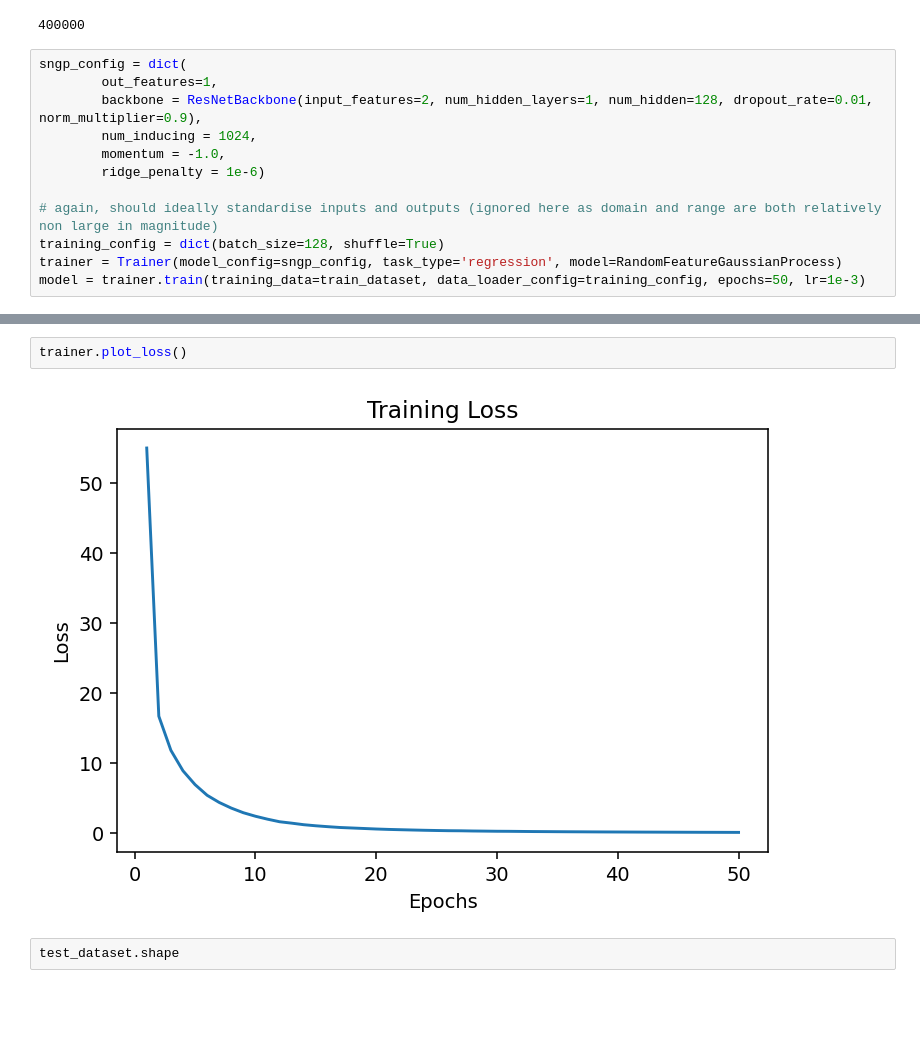
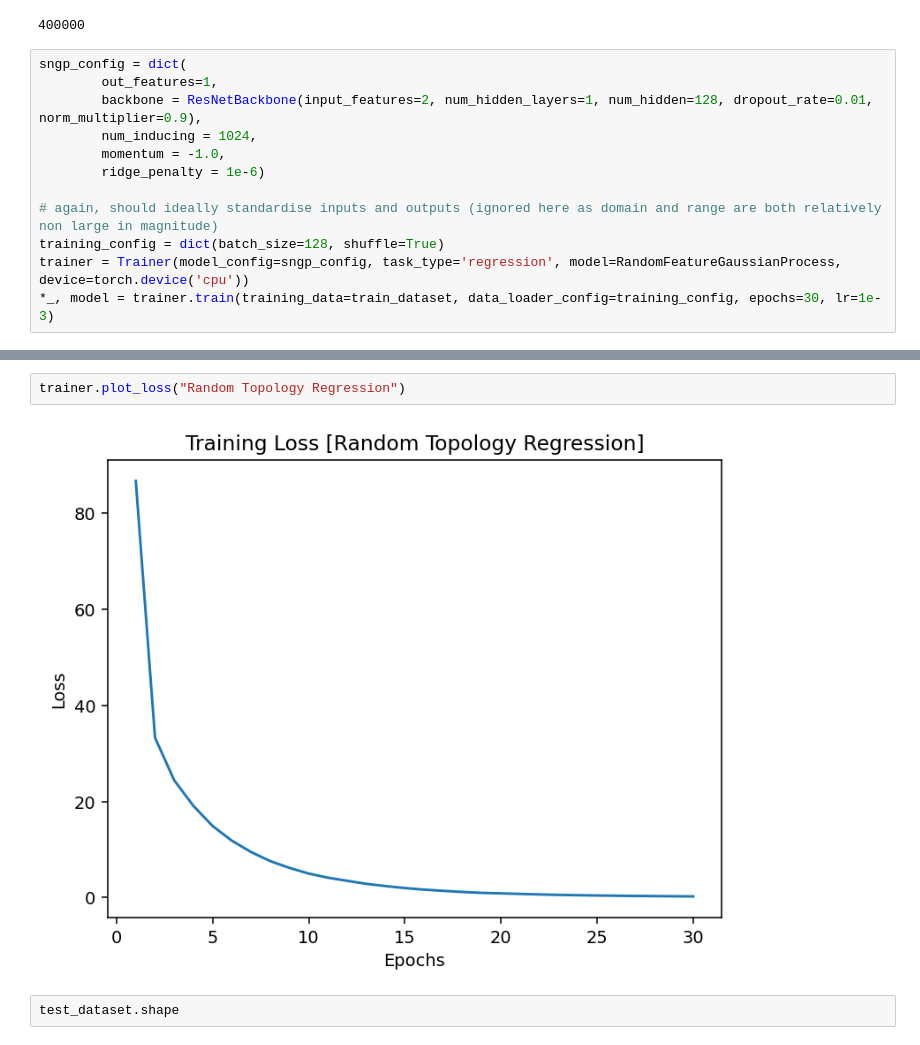
Before and after one commit to adityagoel4512/Spectral-normalized-Neural-Gaussian-Process-PyTorch, a Jupyter notebook: sngp.ipynb, the cells around one changed output, grey strips where cells are left out. Drawn from its saved outputs; the diff is of its cells as text; blank space fills up the shorter version.

```diff
--- a/sngp.ipynb
+++ b/sngp.ipynb
@@ -421,8 +418,8 @@ sngp_config = dict(
 
 # again, should ideally standardise inputs and outputs (ignored here as domain and range are both relatively non large in magnitude)
 training_config = dict(batch_size=128, shuffle=True)
-trainer = Trainer(model_config=sngp_config, task_type='regression', model=RandomFeatureGaussianProcess)
-model = trainer.train(training_data=train_dataset, data_loader_config=training_config, epochs=50, lr=1e-3)
+trainer = Trainer(model_config=sngp_config, task_type='regression', model=RandomFeatureGaussianProcess, device=torch.device('cpu'))
+*_, model = trainer.train(training_data=train_dataset, data_loader_config=training_config, epochs=30, lr=1e-3)
 # %% [output]
 RandomFeatureGaussianProcess(
   (rff): Sequential(
@@ -444,7 +441,7 @@ Avg Loss Epoch 40: 0.10064506504493646
 # %%
-trainer.plot_loss()
+trainer.plot_loss("Random Topology Regression")
 # %% [output]
-[figure, old version]
+[figure, new version]
 # %%
 test_dataset.shape
 # %% [output]
```
Also changed, not shown: parts of 14 cells of this notebook, 2 other files.
